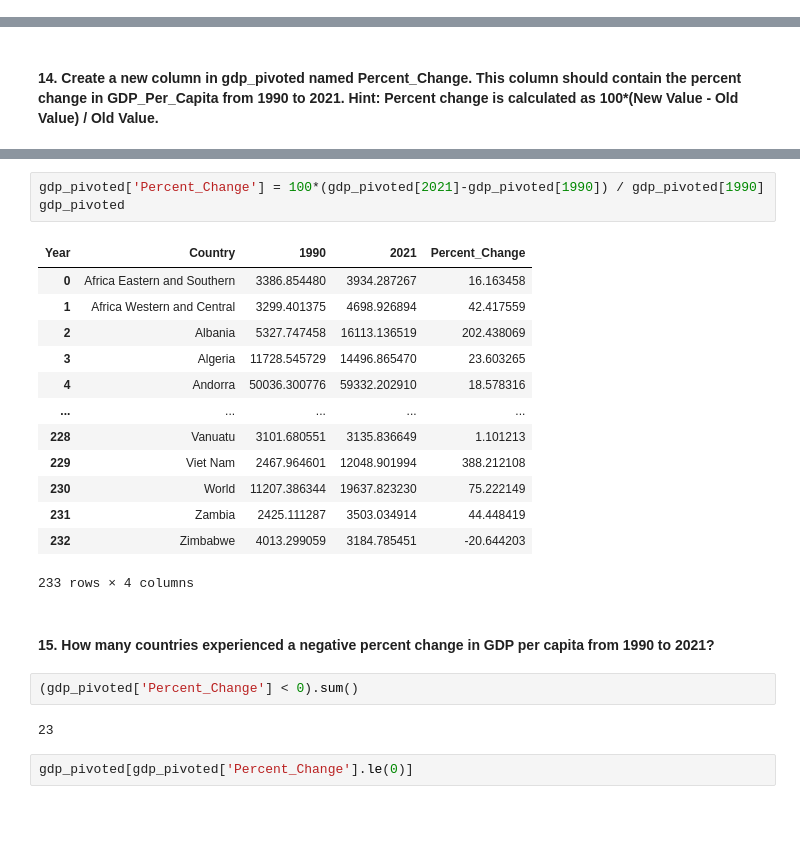
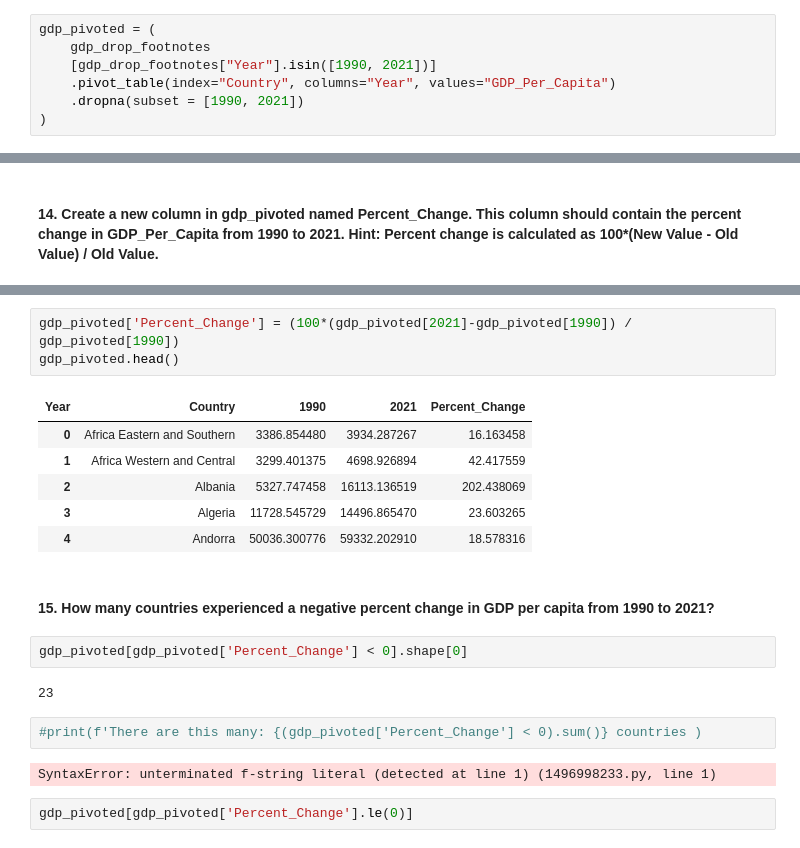
Before and after one commit to nss-data-science-cohort-9/un-exploration-catdgomez, a Jupyter notebook: notebooks/UN_Data_Exploration.ipynb, the cells around one changed output, grey strips where cells are left out. Cells and saved outputs as stored; diff of their text form; blank space fills up the shorter version.

```diff
--- a/notebooks/UN_Data_Exploration.ipynb
+++ b/notebooks/UN_Data_Exploration.ipynb
@@ -306,6 +349,13 @@ gdp_pivoted = pd.pivot_table(
     index='Country',
     columns='Year'
 )
+# %%
+gdp_pivoted = (
+    gdp_drop_footnotes
+    [gdp_drop_footnotes["Year"].isin([1990, 2021])]
+    .pivot_table(index="Country", columns="Year", values="GDP_Per_Capita")
+    .dropna(subset = [1990, 2021])
+)
 # %%
 gdp_pivoted
 # %% [output]
@@ -366,26 +431,23 @@ gdp_pivoted
 # %%
-gdp_pivoted['Percent_Change'] = 100*(gdp_pivoted[2021]-gdp_pivoted[1990]) / gdp_pivoted[1990]
-gdp_pivoted
+gdp_pivoted['Percent_Change'] = (100*(gdp_pivoted[2021]-gdp_pivoted[1990]) / gdp_pivoted[1990])
+gdp_pivoted.head()
 # %% [output]
 | Year | Country | 1990 | 2021 | Percent_Change |
 | 0 | Africa Eastern and Southern | 3386.854480 | 3934.287267 | 16.163458 |
 | 1 | Africa Western and Central | 3299.401375 | 4698.926894 | 42.417559 |
 | 2 | Albania | 5327.747458 | 16113.136519 | 202.438069 |
 | 3 | Algeria | 11728.545729 | 14496.865470 | 23.603265 |
 | 4 | Andorra | 50036.300776 | 59332.202910 | 18.578316 |
-| ... | ... | ... | ... | ... |
-| 228 | Vanuatu | 3101.680551 | 3135.836649 | 1.101213 |
-| 229 | Viet Nam | 2467.964601 | 12048.901994 | 388.212108 |
-| 230 | World | 11207.386344 | 19637.823230 | 75.222149 |
-| 231 | Zambia | 2425.111287 | 3503.034914 | 44.448419 |
-| 232 | Zimbabwe | 4013.299059 | 3184.785451 | -20.644203 |
-233 rows × 4 columns
 # %% [markdown]
 #### 15. How many countries experienced a negative percent change in GDP per capita from 1990 to 2021?
+# %%
+gdp_pivoted[gdp_pivoted['Percent_Change'] < 0].shape[0]
+# %% [output]
+23
 # %%
-(gdp_pivoted['Percent_Change'] < 0).sum()
+#print(f'There are this many: {(gdp_pivoted['Percent_Change'] < 0).sum()} countries )
 # %% [output]
-23
+SyntaxError: unterminated f-string literal (detected at line 1) (1496998233.py, line 1)
 # %%
 gdp_pivoted[gdp_pivoted['Percent_Change'].le(0)]
 # %% [output]
```
Also changed, not shown: parts of 17 cells of this notebook.
